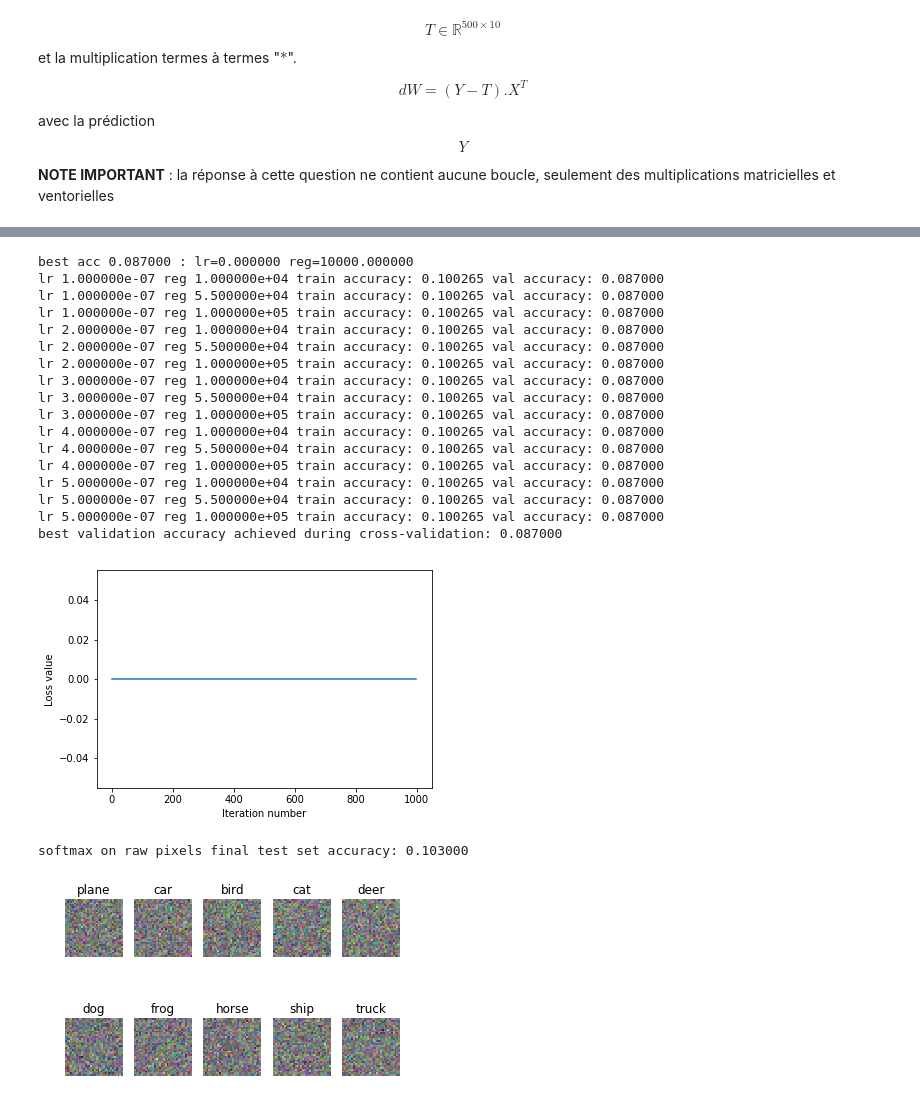
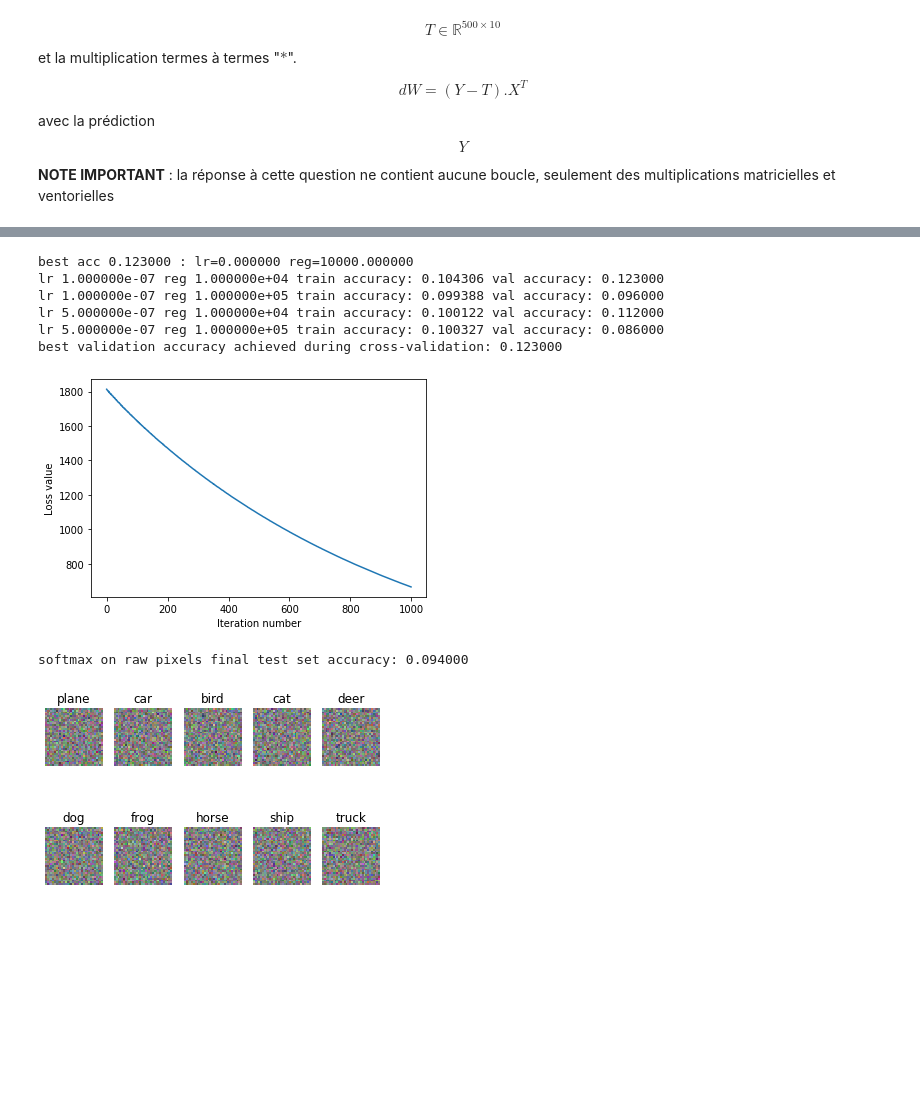
Before and after one commit to Seb-Leb/IFT725_TP, a Jupyter notebook: TP1/prog/softmax.ipynb, the cells around one changed output, grey strips where cells are left out. Drawn from its saved outputs; the diff is of its cells as text; code cells hidden in the pictures; blank space fills up the shorter version.

Commit message:
softmax lin classifier

```diff
--- a/TP1/prog/softmax.ipynb
+++ b/TP1/prog/softmax.ipynb
@@ -214,8 +214,8 @@ import itertools as it
 results = {}
 best_val = -1
 best_softmax = None
-learning_rates = np.linspace(1e-7, 5e-7, 5)
-regularization_strengths = np.linspace(1e4, 1e5, 3)
+learning_rates = np.linspace(1e-7, 5e-7, 2)
+regularization_strengths = np.linspace(1e4, 1e5, 2)
 best_loss_history = None
 
 ##############################################################################
@@ -229,51 +229,40 @@ best_loss_history = None
 for lr, reg in it.product(learning_rates, regularization_strengths):
     classifier = Softmax()
     loss_history = classifier.train(X_train, y_train, learning_rate=lr, reg=reg, num_iters=1000)
     y_train_pred = classifier.predict(X_train)
     y_val_pred = classifier.predict(X_val)
     acc_train = np.mean(y_train == y_train_pred)
     acc_val = np.mean(y_val == y_val_pred)
     results[(lr, reg)] = (acc_train, acc_val)
 
     if acc_val > best_val:
         print('best acc %f : lr=%f reg=%f' %(acc_val, lr, reg))
         best_val = acc_val
         best_softmax = classifier
         best_loss_history = loss_history
 ################################################################################
 #                             FIN DE VOTRE CODE                                #
 ################################################################################
 
 # Print out results.
 for lr, reg in sorted(results):
     train_accuracy, val_accuracy = results[(lr, reg)]
     print('lr %e reg %e train accuracy: %f val accuracy: %f' % (lr, reg, train_accuracy, val_accuracy))
 
 print('best validation accuracy achieved during cross-validation: %f' % best_val)
 
 plt.plot(best_loss_history)
 plt.xlabel('Iteration number')
 plt.ylabel('Loss value')
 plt.show()
 # %% [output]
-best acc 0.087000 : lr=0.000000 reg=10000.000000
-lr 1.000000e-07 reg 1.000000e+04 train accuracy: 0.100265 val accuracy: 0.087000
-lr 1.000000e-07 reg 5.500000e+04 train accuracy: 0.100265 val accuracy: 0.087000
-lr 1.000000e-07 reg 1.000000e+05 train accuracy: 0.100265 val accuracy: 0.087000
-lr 2.000000e-07 reg 1.000000e+04 train accuracy: 0.100265 val accuracy: 0.087000
-lr 2.000000e-07 reg 5.500000e+04 train accuracy: 0.100265 val accuracy: 0.087000
-lr 2.000000e-07 reg 1.000000e+05 train accuracy: 0.100265 val accuracy: 0.087000
-lr 3.000000e-07 reg 1.000000e+04 train accuracy: 0.100265 val accuracy: 0.087000
-lr 3.000000e-07 reg 5.500000e+04 train accuracy: 0.100265 val accuracy: 0.087000
-lr 3.000000e-07 reg 1.000000e+05 train accuracy: 0.100265 val accuracy: 0.087000
-lr 4.000000e-07 reg 1.000000e+04 train accuracy: 0.100265 val accuracy: 0.087000
-lr 4.000000e-07 reg 5.500000e+04 train accuracy: 0.100265 val accuracy: 0.087000
-lr 4.000000e-07 reg 1.000000e+05 train accuracy: 0.100265 val accuracy: 0.087000
-lr 5.000000e-07 reg 1.000000e+04 train accuracy: 0.100265 val accuracy: 0.087000
-lr 5.000000e-07 reg 5.500000e+04 train accuracy: 0.100265 val accuracy: 0.087000
-lr 5.000000e-07 reg 1.000000e+05 train accuracy: 0.100265 val accuracy: 0.087000
-best validation accuracy achieved during cross-validation: 0.087000
+best acc 0.123000 : lr=0.000000 reg=10000.000000
+lr 1.000000e-07 reg 1.000000e+04 train accuracy: 0.104306 val accuracy: 0.123000
+lr 1.000000e-07 reg 1.000000e+05 train accuracy: 0.099388 val accuracy: 0.096000
+lr 5.000000e-07 reg 1.000000e+04 train accuracy: 0.100122 val accuracy: 0.112000
+lr 5.000000e-07 reg 1.000000e+05 train accuracy: 0.100327 val accuracy: 0.086000
+best validation accuracy achieved during cross-validation: 0.123000
-[figure, old version]
+[figure, new version]
 # %%
 # evaluate on test set
 # Evaluate the best softmax on test set
@@ -281,7 +270,7 @@ y_test_pred = best_softmax.predict(X_test)
 test_accuracy = np.mean(y_test == y_test_pred)
 print('softmax on raw pixels final test set accuracy: %f' % (test_accuracy) )
 # %% [output]
-softmax on raw pixels final test set accuracy: 0.103000
+softmax on raw pixels final test set accuracy: 0.094000
 # %%
 # Visualize the learned weights for each class
 w = best_softmax.W[:-1,:] # strip out the bias
@@ -299,4 +288,4 @@ for i in range(10):
     plt.axis('off')
     plt.title(classes[i])
 # %% [output]
-[figure, old version]
+[figure, new version]
```
Also changed, not shown: parts of 3 cells of this notebook, 2 other files.
